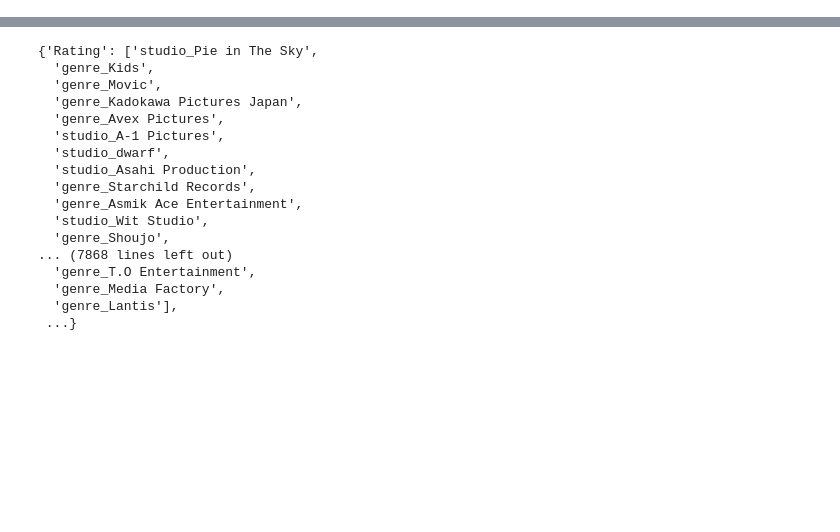
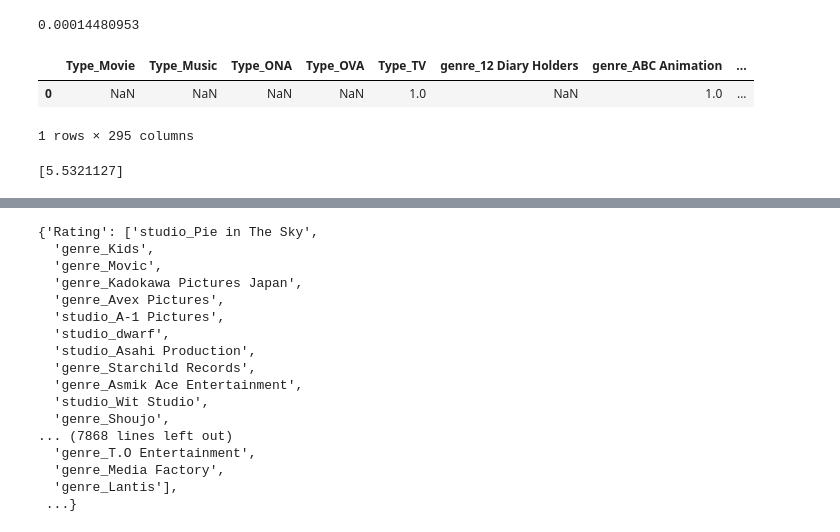
Before and after one commit to Ngueyap/projetMLOps, a Jupyter notebook: Backend/data.ipynb, the cells around one changed output, grey strips where cells are left out. Drawn from its saved outputs; the diff is of its cells as text; code cells hidden in the pictures; blank space fills up the shorter version.

```diff
--- a/Backend/data.ipynb
+++ b/Backend/data.ipynb
@@ -19,0 +25,4 @@ df
+# %%
+text_to_vector("je suis un eleve dans une classe d assassins notre objectif est de tuer notre professeur")
+# %% [output]
+0.00014480953
@@ -19,0 +43,2 @@ df
+# %%
+df = pd.read_csv('data.csv')
@@ -19,0 +47,6 @@ df
+# %%
+df
+# %% [output]
+|  | Type_Movie | Type_Music | Type_ONA | Type_OVA | Type_TV | genre_12 Diary Holders | genre_ABC Animation | ... |
+| 0 | NaN | NaN | NaN | NaN | 1.0 | NaN | 1.0 | ... |
+1 rows × 295 columns
@@ -20,3 +55,12 @@ df
+# %%
+
+with open('model.pkl', 'rb') as f:
+    model = pickle.load(f)
+
+y_pred = model.predict(df)
+print(y_pred)
+# %% [output]
+[5.5321127]
 # %%
 df.drop(['ScoredBy', 'Popularity','Members','Episodes','Source','Aired','Link','Anime_id'], axis=1, inplace=True)
 # %%
```
Also changed, not shown: parts of 6 cells of this notebook, 10 other files.
